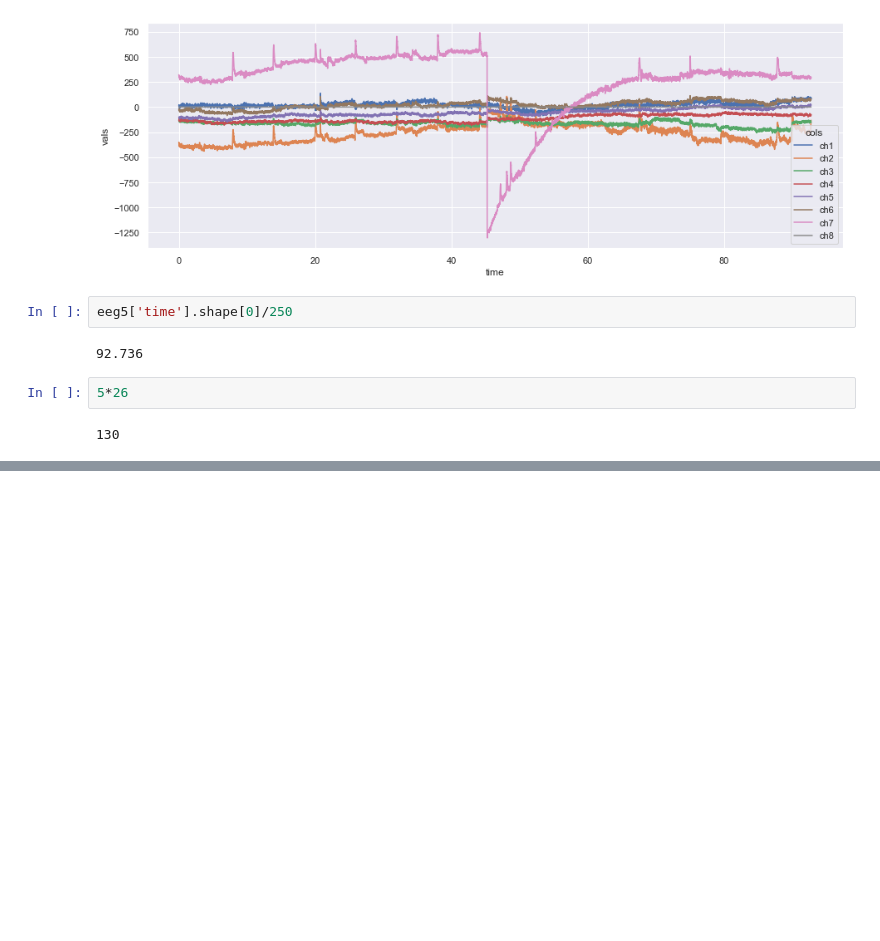
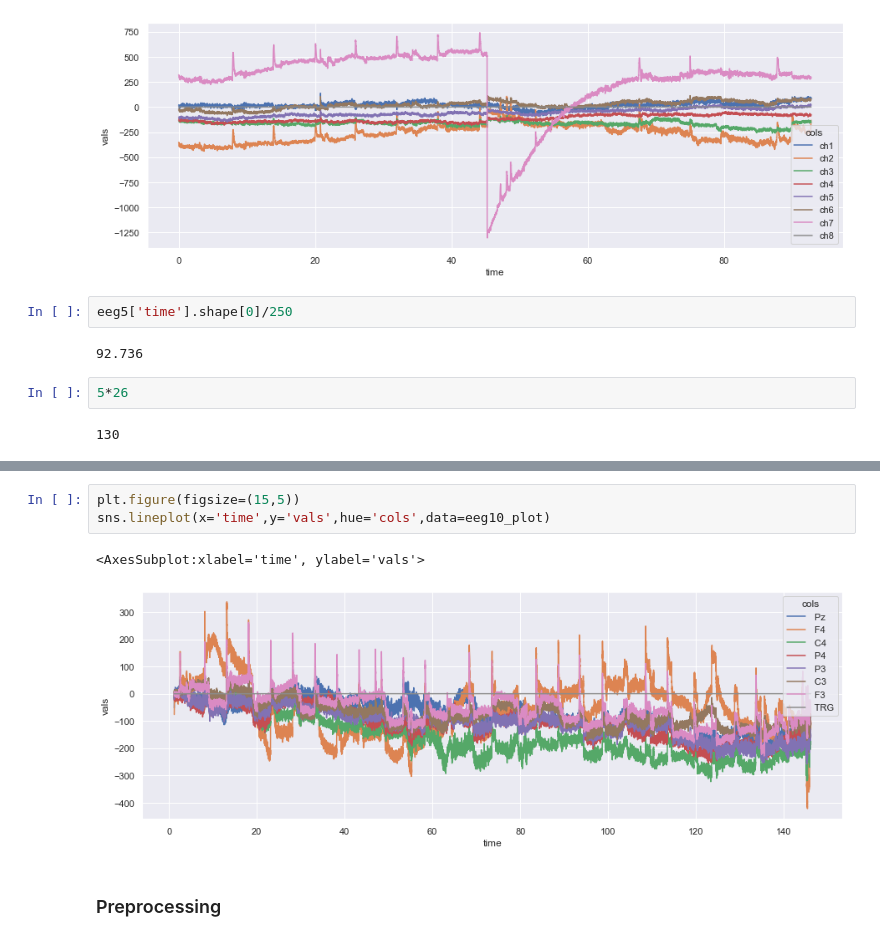
Before and after one commit to NeuroTech-UCSD/Oz-Speller, a Jupyter notebook: notebooks/Pilot_Data_Analysis[Simon].ipynb, the cells around one changed output, grey strips where cells are left out. Drawn from its saved outputs; the diff is of its cells as text; blank space fills up the shorter version.

```diff
--- a/notebooks/Pilot_Data_Analysis[Simon].ipynb
+++ b/notebooks/Pilot_Data_Analysis[Simon].ipynb
@@ -53,0 +83,8 @@ eeg5['time'].shape[0]/250
+# %%
+plt.figure(figsize=(15,5))
+sns.lineplot(x='time',y='vals',hue='cols',data=eeg10_plot)
+# %% [output]
+<AxesSubplot:xlabel='time', ylabel='vals'>
+[figure, added]
+# %% [markdown]
+### Preprocessing
```
Also changed, not shown: parts of 47 cells of this notebook, 8 other files.
